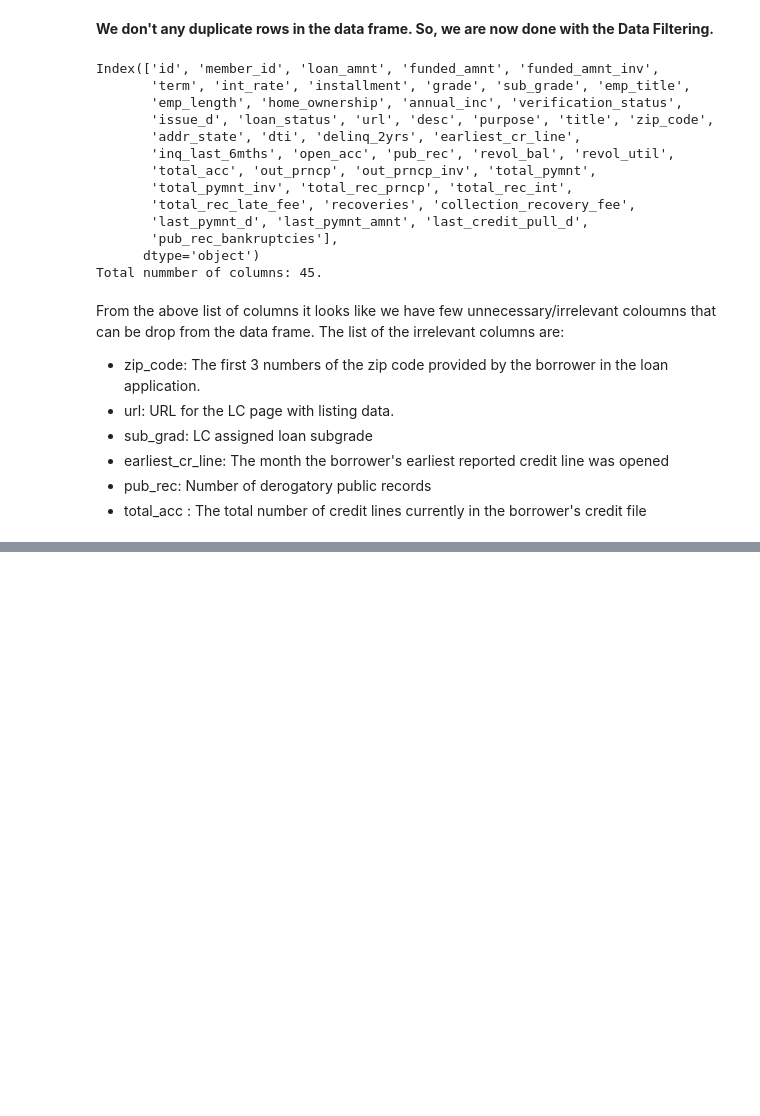
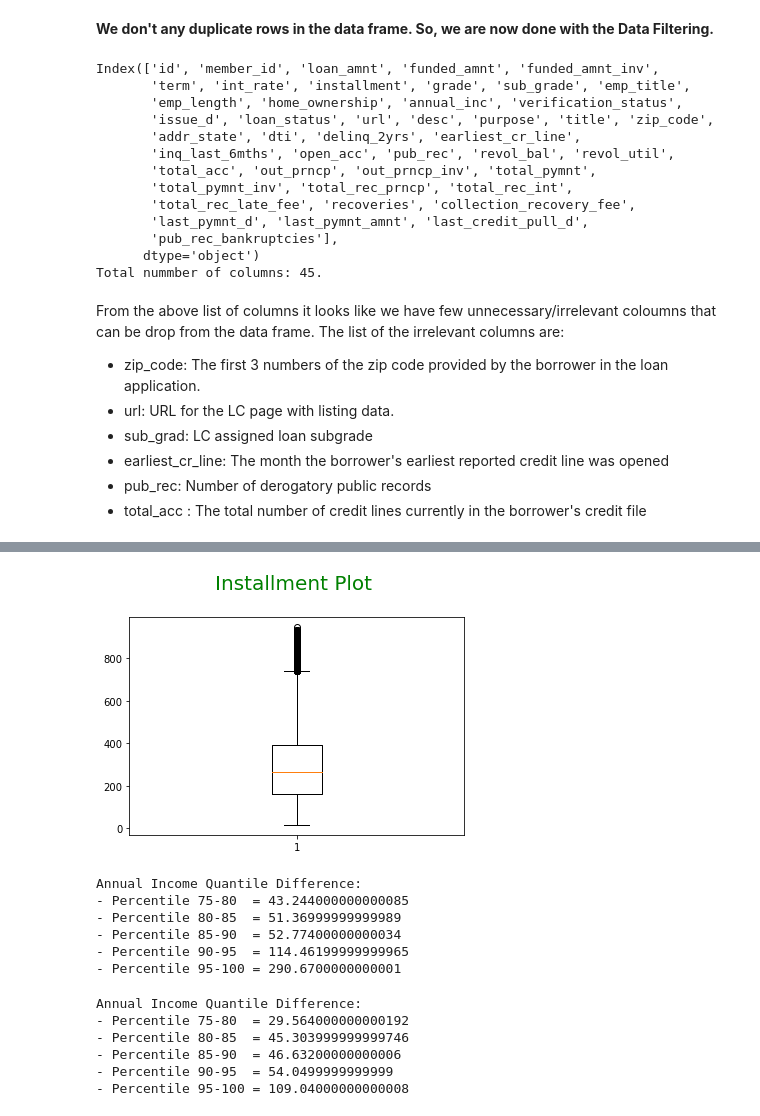
Before and after one commit to abhi-alone/EDA_Case_Study, a Jupyter notebook: Lending_Case_Study_EDA.ipynb, the cells around one changed output, grey strips where cells are left out. Cells and saved outputs as stored; diff of their text form; code cells hidden in the pictures; blank space fills up the shorter version.

```diff
--- a/Lending_Case_Study_EDA.ipynb
+++ b/Lending_Case_Study_EDA.ipynb
@@ -240,0 +314,4 @@ memory usage: 4.1+ MB
+# %%
+# From above box plot and quantile data, it is clearly seems we have outlier. And their is increase in the values
+# from 95 percentile. So, we can remove the values above 95 percentile as outliers.
+df_loan_data = df_loan_data[df_loan_data.loan_amnt <= df_loan_data.loan_amnt.quantile(0.95)]
@@ -240,0 +327,16 @@ memory usage: 4.1+ MB
+# %%
+boxplot([df_loan_data.EMI])
+# Adding and formatting title
+title("Installment Plot \n", fontdict={'fontsize': 20, 'fontweight' : 5, 'color' : 'Green'})
+show()
+# %% [output]
+[figure, added]
+# %%
+print_quantile_info(df_loan_data.EMI)
+# %% [output]
+Annual Income Quantile Difference:
+- Percentile 75-80  = 43.244000000000085
+- Percentile 80-85  = 51.36999999999989
+- Percentile 85-90  = 52.77400000000034
+- Percentile 90-95  = 114.46199999999965
+- Percentile 95-100 = 290.6700000000001
@@ -240,0 +347,9 @@ memory usage: 4.1+ MB
+# %%
+print_quantile_info(df_loan_data.EMI)
+# %% [output]
+Annual Income Quantile Difference:
+- Percentile 75-80  = 29.564000000000192
+- Percentile 80-85  = 45.303999999999746
+- Percentile 85-90  = 46.63200000000006
+- Percentile 90-95  = 54.0499999999999
+- Percentile 95-100 = 109.04000000000008
```
Also changed, not shown: parts of 38 cells of this notebook.
